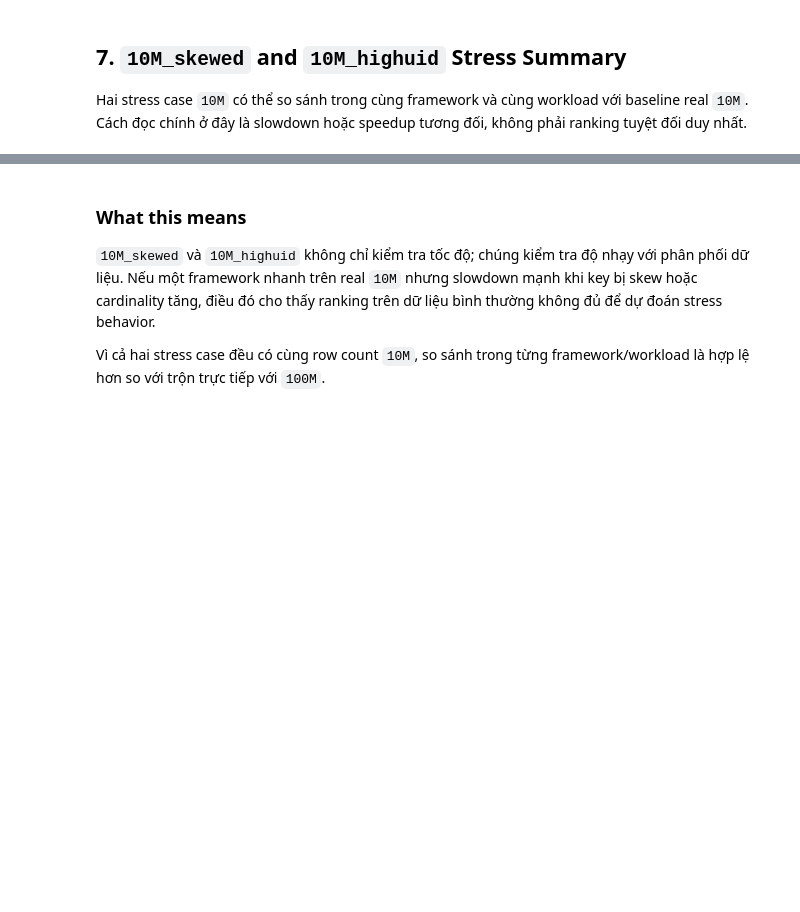
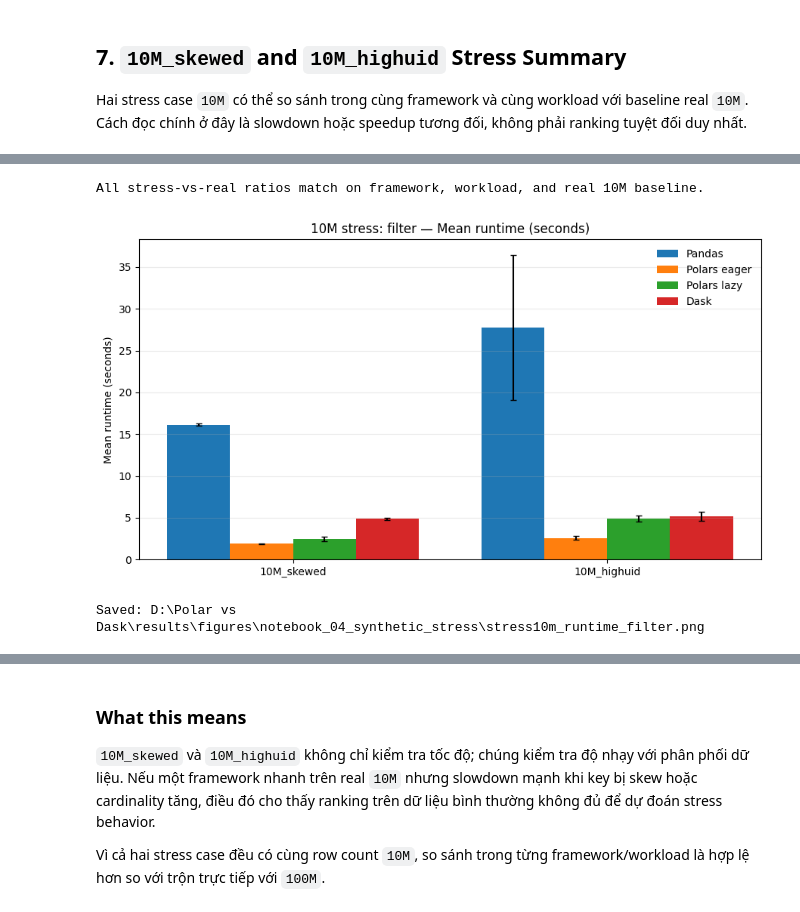
Before and after one commit to thisYui/Polars-vs-Dask, a Jupyter notebook: notebooks/benchmark/04_synthetic_stress.ipynb, the cells around one changed output, grey strips where cells are left out. Saved outputs shown, nothing was run; the diff lists cells and outputs as text; code cells hidden in the pictures; blank space fills up the shorter version.

Commit message:
synthetic stress

```diff
--- a/notebooks/benchmark/04_synthetic_stress.ipynb
+++ b/notebooks/benchmark/04_synthetic_stress.ipynb
@@ -431 +719,13 @@ display(stress_ratio_display.sort_values(["dataset_size", "workload", "framework
+# %%
+missing_baseline = stress_vs_real_10m[
+    stress_vs_real_10m[["real_10m_time_s", "real_10m_memory_mb"]].isna().any(axis=1)
+][["dataset_size", "framework", "workload", "real_10m_time_s", "real_10m_memory_mb"]]
+
+if len(missing_baseline):
+    print("Rows without a matching real 10M baseline; ratios should be treated as not comparable:")
+    display(missing_baseline)
+else:
+    print("All stress-vs-real ratios match on framework, workload, and real 10M baseline.")
+# %% [output]
+All stress-vs-real ratios match on framework, workload, and real 10M baseline.
 # %%
@@ -450,0 +762,10 @@ for metric, ylabel, filename_prefix in [
+# %%
+plot_stress10m_single(
+    workload="filter",
+    metric="time_mean_s",
+    ylabel="Mean runtime (seconds)",
+    filename_prefix="stress10m_runtime",
+)
+# %% [output]
+[figure, added]
+Saved: D:\Polar vs Dask\results\figures\notebook_04_synthetic_stress\stress10m_runtime_filter.png
```
Also changed, not shown: parts of 47 cells of this notebook, 37 other files.
